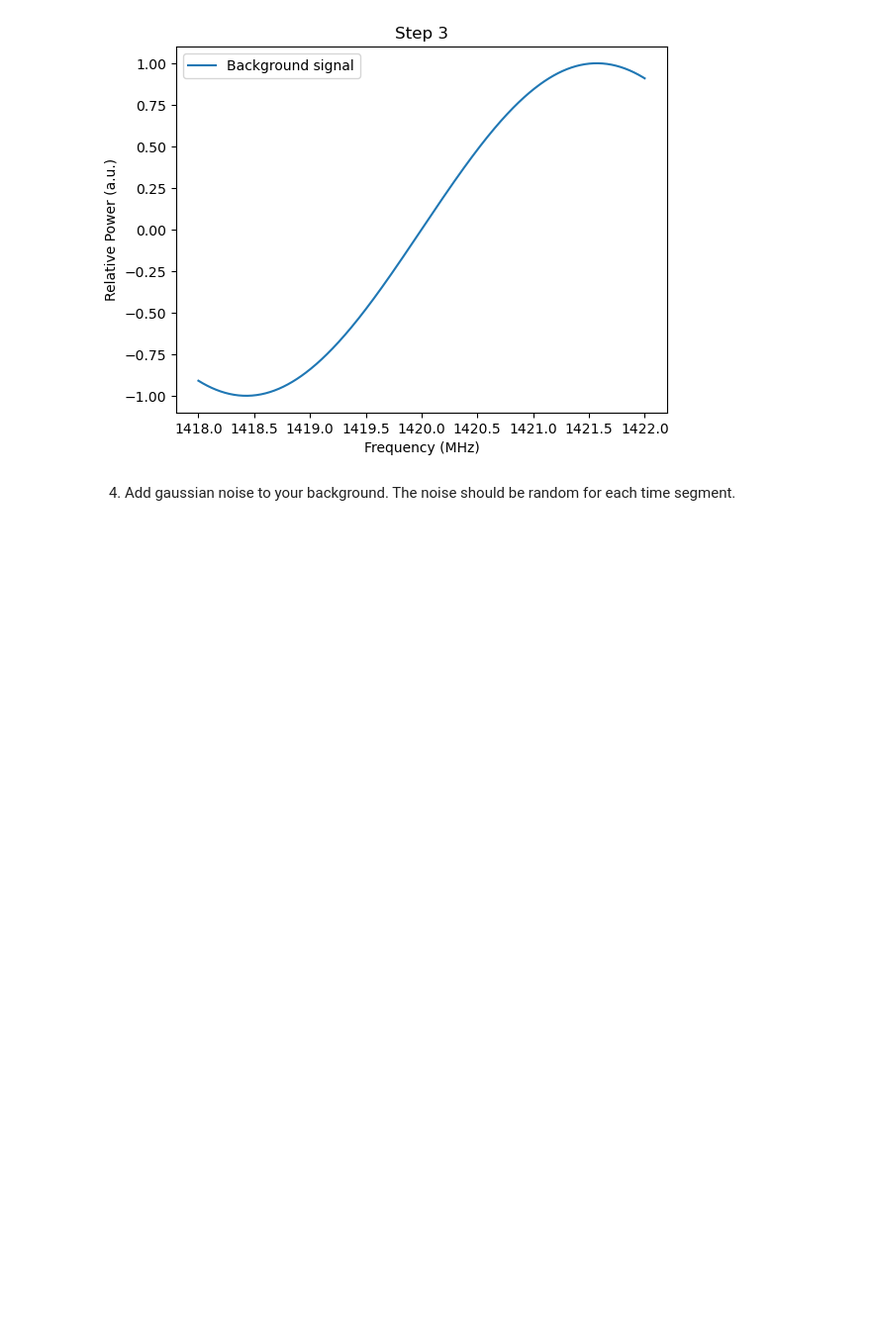
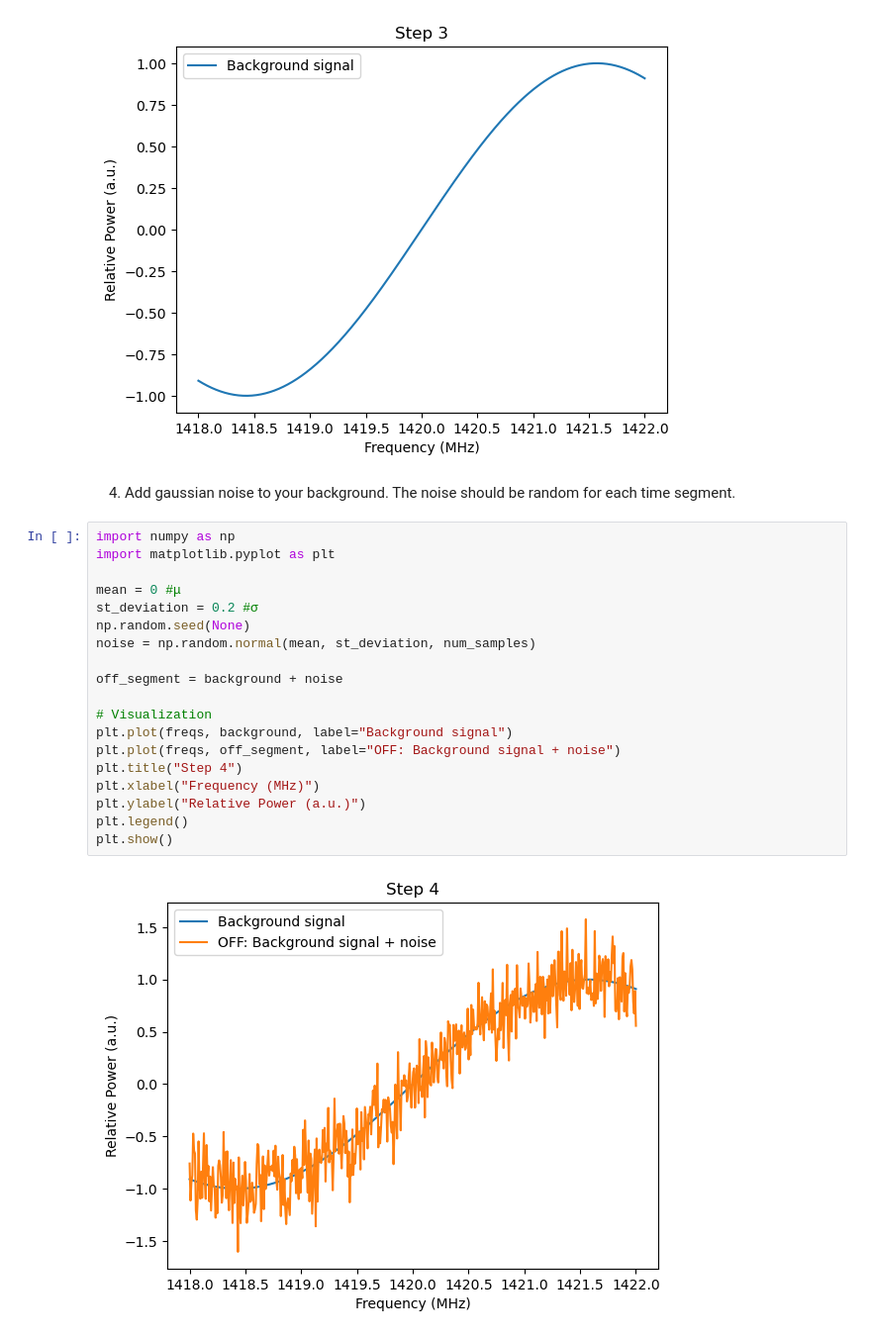
Before and after one commit to nikostsormpa/ASTRO-task, a Jupyter notebook: recruitment_task.ipynb, the cells around one changed output. Shown at 99% size. Saved outputs shown, nothing was run; the diff lists cells and outputs as text; blank space fills up the shorter version.

```diff
--- a/recruitment_task.ipynb
+++ b/recruitment_task.ipynb
@@ -50,3 +50,24 @@ plt.show()
 # %% [markdown]
 4. Add gaussian noise to your background. The noise should be random
 for each time segment.
+# %%
+import numpy as np
+import matplotlib.pyplot as plt
+
+mean = 0 #μ
+st_deviation = 0.2 #σ
+np.random.seed(None)
+noise = np.random.normal(mean, st_deviation, num_samples)
+
+off_segment = background + noise
+
+# Visualization
+plt.plot(freqs, background, label="Background signal")
+plt.plot(freqs, off_segment, label="OFF: Background signal + noise")
+plt.title("Step 4")
+plt.xlabel("Frequency (MHz)")
+plt.ylabel("Relative Power (a.u.)")
+plt.legend()
+plt.show()
+# %% [output]
+[figure, added]
```
Also changed, not shown: parts of 2 cells of this notebook.
